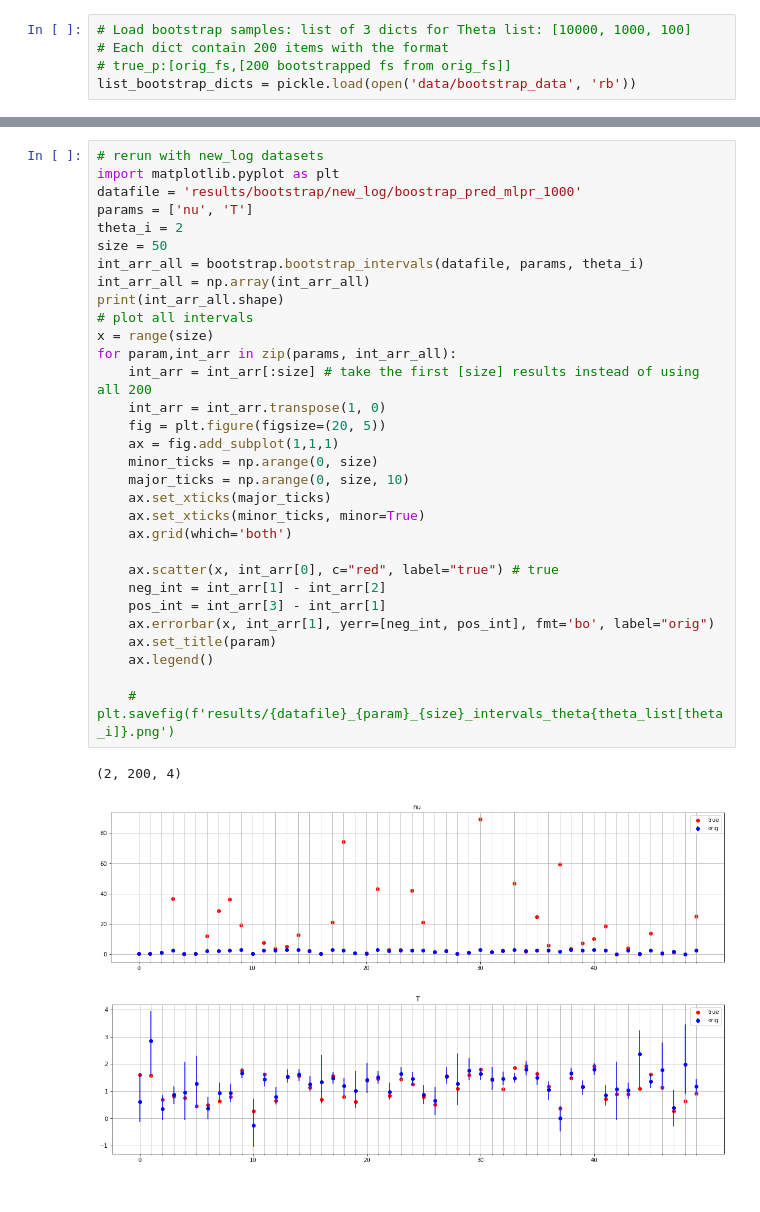
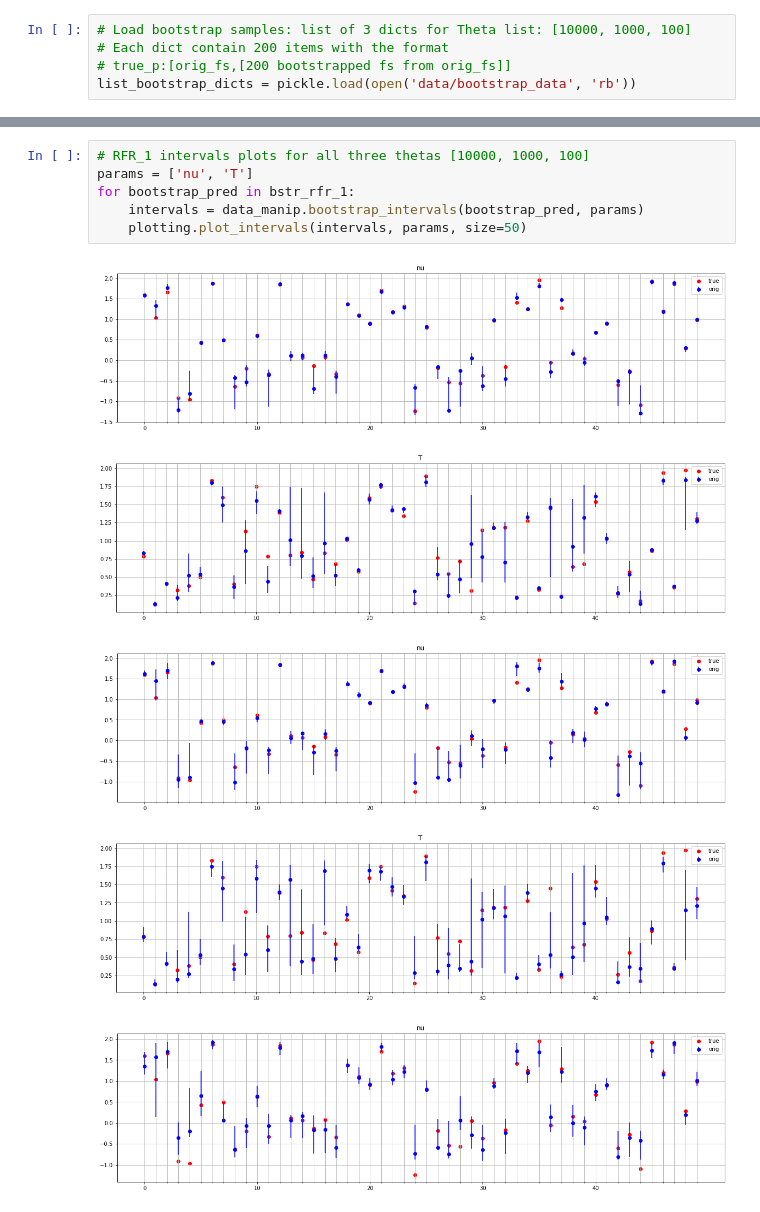
Before and after one commit to lntran26/donni, a Jupyter notebook: ml_dadi/1d_2epoch/1d_2epoch_bootstrap.ipynb, the cells around one changed output, grey strips where cells are left out. Saved outputs shown, nothing was run; the diff lists cells and outputs as text.

```diff
--- a/ml_dadi/1d_2epoch/1d_2epoch_bootstrap.ipynb
+++ b/ml_dadi/1d_2epoch/1d_2epoch_bootstrap.ipynb
@@ -180,35 +120,12 @@ for param,int_arr in zip(params, int_arr_all):
-# %%
-# rerun with new_log datasets
-import matplotlib.pyplot as plt
-datafile = 'results/bootstrap/new_log/boostrap_pred_mlpr_1000'
-params = ['nu', 'T']
-theta_i = 2
-size = 50
-int_arr_all = bootstrap.bootstrap_intervals(datafile, params, theta_i)
-int_arr_all = np.array(int_arr_all)
-print(int_arr_all.shape)
-# plot all intervals
-x = range(size)
-for param,int_arr in zip(params, int_arr_all):
-    int_arr = int_arr[:size] # take the first [size] results instead of using all 200
-    int_arr = int_arr.transpose(1, 0)
-    fig = plt.figure(figsize=(20, 5))
-    ax = fig.add_subplot(1,1,1)
-    minor_ticks = np.arange(0, size)
-    major_ticks = np.arange(0, size, 10)
-    ax.set_xticks(major_ticks)
-    ax.set_xticks(minor_ticks, minor=True)
-    ax.grid(which='both')
-
-    ax.scatter(x, int_arr[0], c="red", label="true") # true
-    neg_int = int_arr[1] - int_arr[2]
-    pos_int = int_arr[3] - int_arr[1]
-    ax.errorbar(x, int_arr[1], yerr=[neg_int, pos_int], fmt='bo', label="orig")
-    ax.set_title(param)
-    ax.legend()
-
-    # plt.savefig(f'results/{datafile}_{param}_{size}_intervals_theta{theta_list[theta_i]}.png')
-# %% [output]
-(2, 200, 4)
-[figure, removed]
-[figure, removed]
+# %%
+# RFR_1 intervals plots for all three thetas [10000, 1000, 100]
+params = ['nu', 'T']
+for bootstrap_pred in bstr_rfr_1:
+    intervals = data_manip.bootstrap_intervals(bootstrap_pred, params)
+    plotting.plot_intervals(intervals, params, size=50)
+# %% [output]
+[figure, added]
+[figure, added]
+[figure, added]
+[figure, added]
+[figure, added]
```
Also changed, not shown: parts of 18 cells of this notebook.
